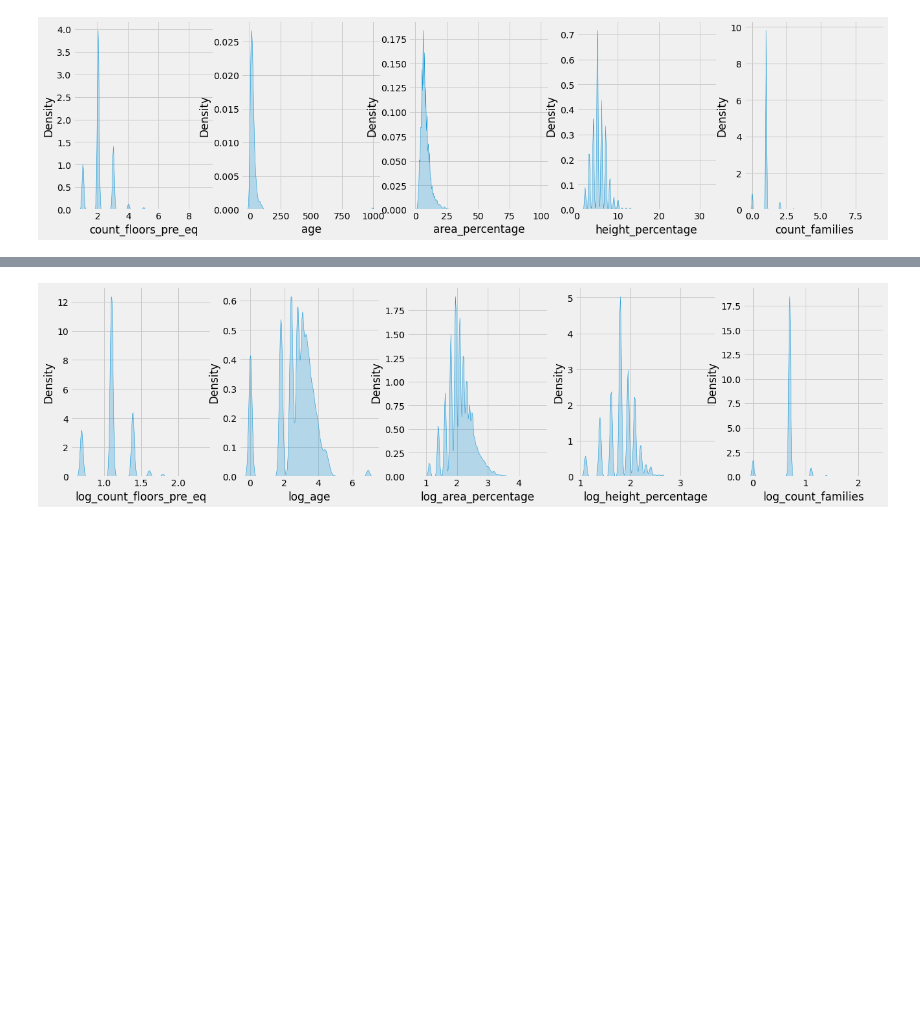
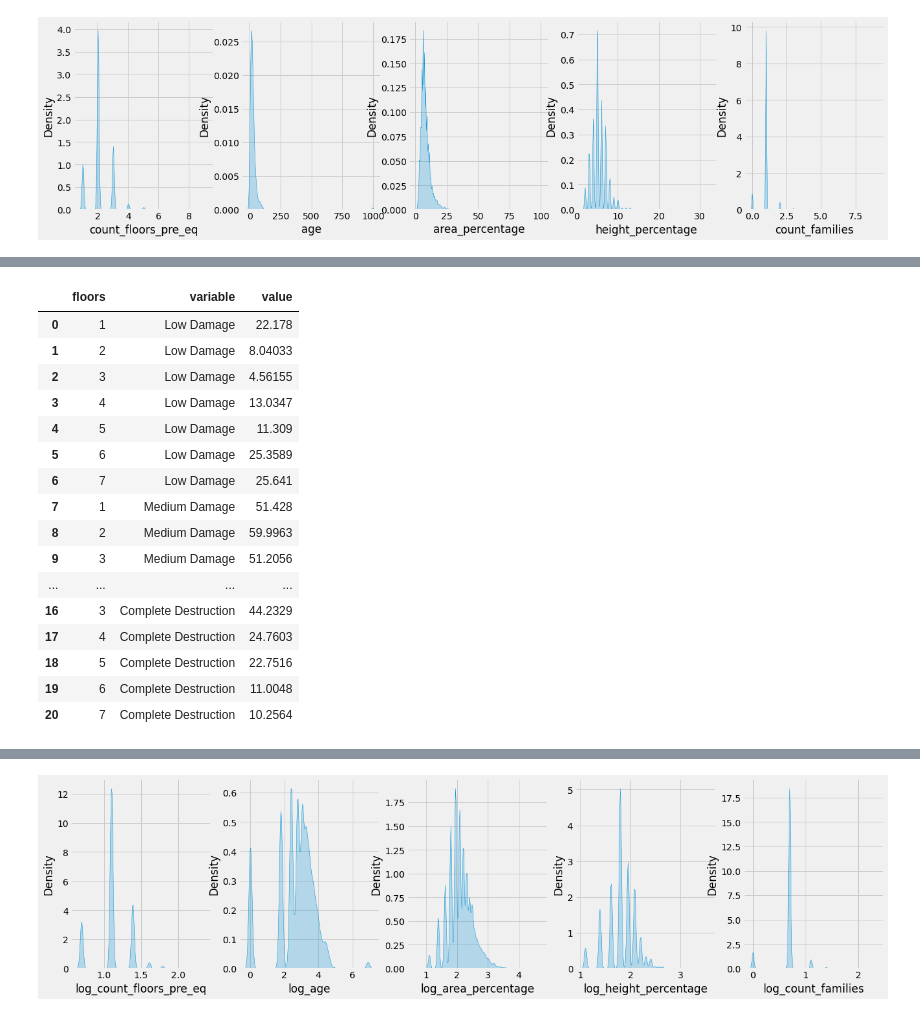
Before and after one commit to fivearm/Capstone_Repo, a Jupyter notebook: Data_Exploration.ipynb, the cells around one changed output, grey strips where cells are left out. Cells and saved outputs as stored; diff of their text form; code cells hidden in the pictures; blank space fills up the shorter version.

```diff
--- a/Data_Exploration.ipynb
+++ b/Data_Exploration.ipynb
@@ -128,0 +198,21 @@ for ax, col in zip(axs, integer_cols):
+# %%
+melt_df_floors = df_floors.melt(id_vars='floors')
+melt_df_floors
+# %% [output]
+|  | floors | variable | value |
+| 0 | 1 | Low Damage | 22.178 |
+| 1 | 2 | Low Damage | 8.04033 |
+| 2 | 3 | Low Damage | 4.56155 |
+| 3 | 4 | Low Damage | 13.0347 |
+| 4 | 5 | Low Damage | 11.309 |
+| 5 | 6 | Low Damage | 25.3589 |
+| 6 | 7 | Low Damage | 25.641 |
+| 7 | 1 | Medium Damage | 51.428 |
+| 8 | 2 | Medium Damage | 59.9963 |
+| 9 | 3 | Medium Damage | 51.2056 |
+| ... | ... | ... | ... |
+| 16 | 3 | Complete Destruction | 44.2329 |
+| 17 | 4 | Complete Destruction | 24.7603 |
+| 18 | 5 | Complete Destruction | 22.7516 |
+| 19 | 6 | Complete Destruction | 11.0048 |
+| 20 | 7 | Complete Destruction | 10.2564 |
```
Also changed, not shown: parts of 17 cells of this notebook, 1 other file.
